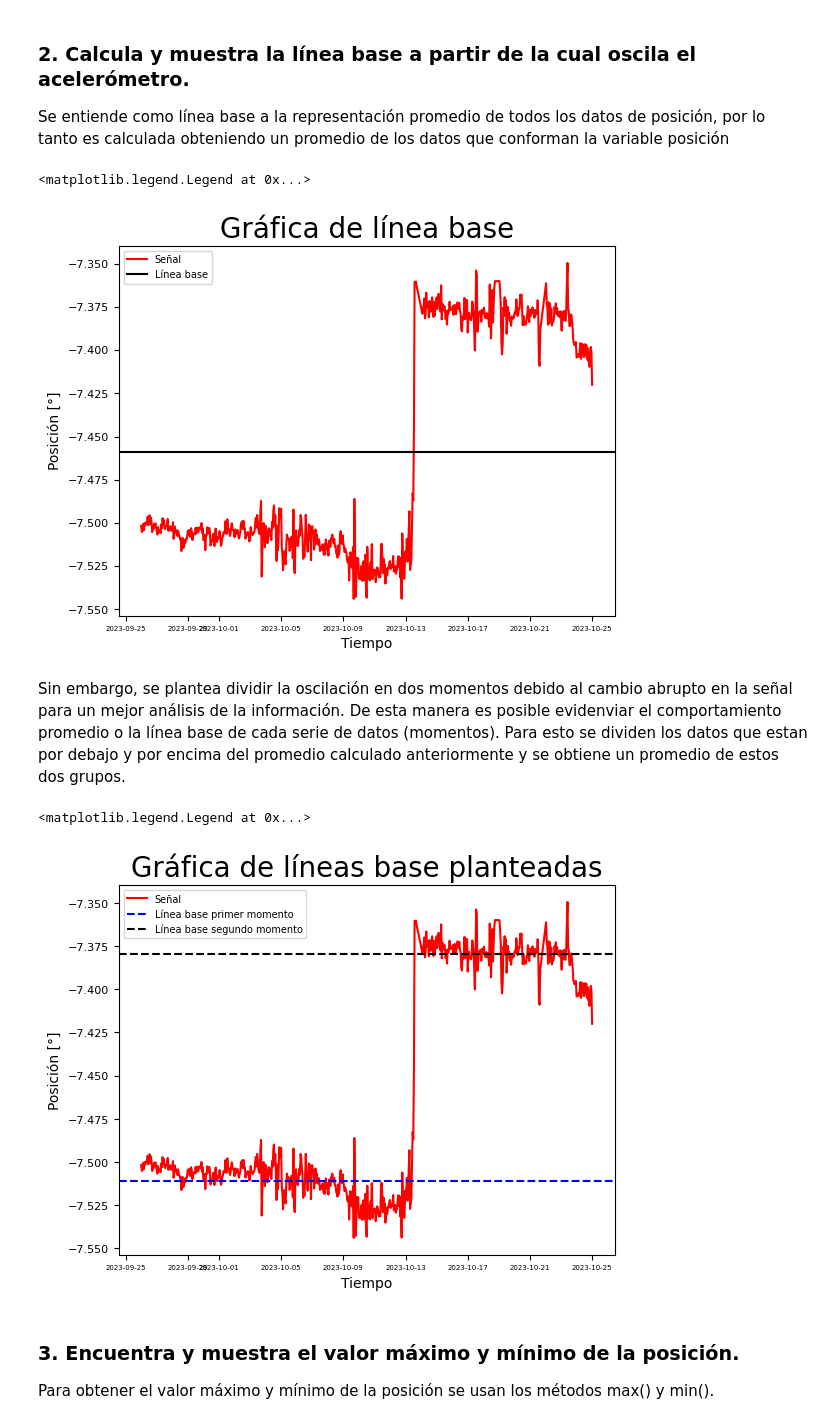
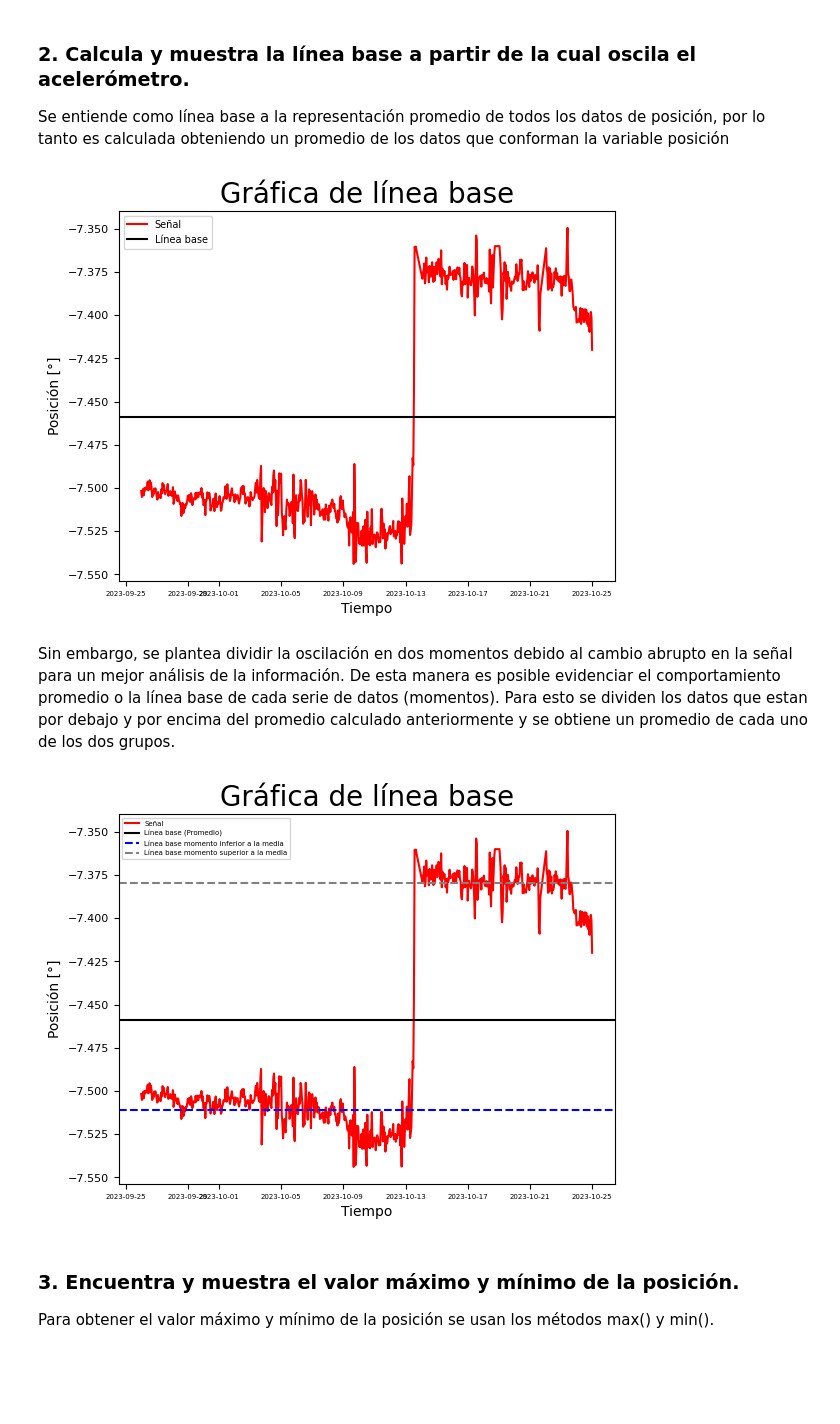
Before and after one commit to jdg16/solucion_giraldo_jupyter, a Jupyter notebook: prueba.ipynb, the cells around one changed output. Cells and saved outputs as stored; diff of their text form; code cells hidden in the pictures; blank space fills up the shorter version.

Commit message:
refactor: limpiar formatos y mejorar codigo

```diff
--- a/prueba.ipynb
+++ b/prueba.ipynb
@@ -85,16 +88,16 @@ Se entiende como línea base a la representación promedio de todos los datos de
 # %%
 # Se gráfica nuevamente posición vs temperatura para observar bien la línea base propuesta
 plt.plot(
-    Tiempo,
-    Posicion,
+    Tiempo,        # Eje x "Tiempo",
+    Posicion,      # Eje y "Posición"
     color="red",
     label=f"Señal",
-)  # Eje x "Tiempo", eje y "Posición"
+)
 plt.title("Gráfica de línea base", fontsize=20)  # Asignación de titulo al gráfico
-plt.xlabel("Tiempo")  # Etiqueta del eje x
-plt.ylabel("Posición [°]")  # Etiqueta del eje y
-plt.xticks(fontsize=5)  # Tamaño de letra rangos en eje x
-plt.yticks(fontsize=8)  # Tamaño de letra rangos en eje y
+plt.xlabel("Tiempo")                             # Etiqueta del eje x
+plt.ylabel("Posición [°]")                       # Etiqueta del eje y
+plt.xticks(fontsize=5)                           # Tamaño de letra rangos en eje x
+plt.yticks(fontsize=8)                           # Tamaño de letra rangos en eje y
 
 # Se obtienen el promedio entre todas las posiciones
 promedio_posicion = np.mean(Posicion)
@@ -108,56 +111,73 @@ plt.axhline(
 )
 
 plt.legend(loc="upper left", fontsize=7)  # Características de la leyenda
+plt.show()
 # %% [output]
-<matplotlib.legend.Legend at 0x...>
 [figure]
 # %% [markdown]
-Sin embargo, se plantea dividir la oscilación en dos momentos debido al cambio abrupto en la señal para un mejor análisis de la información. De esta manera es posible evidenviar el comportamiento promedio o la línea base de cada serie de datos (momentos). Para esto se dividen los datos que estan por debajo y por encima del promedio calculado anteriormente y se obtiene un promedio de estos dos grupos.
+Sin embargo, se plantea dividir la oscilación en dos momentos debido al cambio abrupto en la señal para un mejor análisis de la información. De esta manera es posible evidenciar el comportamiento promedio o la línea base de cada serie de datos (momentos). Para esto se dividen los datos que estan por debajo y por encima del promedio calculado anteriormente y se obtiene un promedio de cada uno de los dos grupos.
 # %%
 promedio = np.mean(Posicion)
 
-# Se realiza una condición en el que el primer momento seran los valores de posición menores al promedio de todos los datos
-momento_1 = Posicion < promedio
+# Se realiza una condición en el que el primer momento seran los valores de
+# posición menores al promedio de todos los datos
+momento_inferior = Posicion < promedio
+
 # Se obtiene el promedio de los valores seleccionados
-promedio_momento_1 = df_acelero.loc[momento_1, "Posición"].mean()
+promedio_momento_inferior = df_acelero.loc[momento_inferior, "Posición"].mean()
 
-# Se realiza una condición en el que el primer momento seran los valores de posición mayores al promedio de todos los datos
-momento_2 = Posicion > promedio
+# Se realiza una condición en el que el primer momento seran los valores de
+# posición mayores al promedio de todos los datos
+momento_superior = Posicion > promedio
+
 # Se obtiene el promedio de los valores seleccionados
-promedio_momento_2 = df_acelero.loc[momento_2, "Posición"].mean()
+promedio_momento_superior = df_acelero.loc[momento_superior, "Posición"].mean()
 
+# Se gráfica nuevamente posición vs temperatura para observar bien la línea base propuesta
 plt.plot(
-    Tiempo,
-    Posicion,
+    Tiempo,        # Eje x "Tiempo",
+    Posicion,      # Eje y "Posición"
     color="red",
     label=f"Señal",
-)  # Eje x "Tiempo", eje y "Posición"
-plt.title("Gráfica de líneas base planteadas", fontsize=20)  # Asignación de titulo al gráfico
-plt.xlabel("Tiempo")  # Etiqueta del eje x
-plt.ylabel("Posición [°]")  # Etiqueta del eje y
-plt.xticks(fontsize=5)  # Tamaño de letra rangos en eje x
-plt.yticks(fontsize=8)  # Tamaño de letra rangos en eje y
+)
+plt.title("Gráfica de línea base", fontsize=20)  # Asignación de titulo al gráfico
+plt.xlabel("Tiempo")                             # Etiqueta del eje x
+plt.ylabel("Posición [°]")                       # Etiqueta del eje y
+plt.xticks(fontsize=5)                           # Tamaño de letra rangos en eje x
+plt.yticks(fontsize=8)                           # Tamaño de letra rangos en eje y
+
+# Se obtienen el promedio entre todas las posiciones
+promedio_posicion = np.mean(Posicion)
+
+# Se procede a gráficar la línea base
+plt.axhline(
+    y=promedio_posicion,
+    color="black",
+    linestyle="-",
+    label="Línea base (Promedio)",
+)
 
 # Se gráfica de color azul la línea base propuesta para el primer momento
 plt.axhline(
-    y=promedio_momento_1,
+    y=promedio_momento_inferior,
     color="blue",
     linestyle="--",
-    label="Línea base primer momento",
+    label="Línea base momento inferior a la media",
 )
 
 # Se gráfica de color negro la línea base propuesta para el segundo momento
 plt.axhline(
-    y=promedio_momento_2,
-    color="black",
+    y=promedio_momento_superior,
+    color="gray",
     linestyle="--",
-    label="Línea base segundo momento",
+    label="Línea base momento superior a la media",
 )
 
-plt.legend(loc="upper left", fontsize=7)  # Características de la leyenda
+plt.legend(loc="upper left", fontsize=5)  # Características de la leyenda
+
+plt.show()
 # %% [output]
-<matplotlib.legend.Legend at 0x...>
-[figure, old version]
+[figure, new version]
 # %% [markdown]
 ### 3. Encuentra y muestra el valor máximo y mínimo de la posición.
 
```
Also changed, not shown: parts of 19 cells of this notebook.
